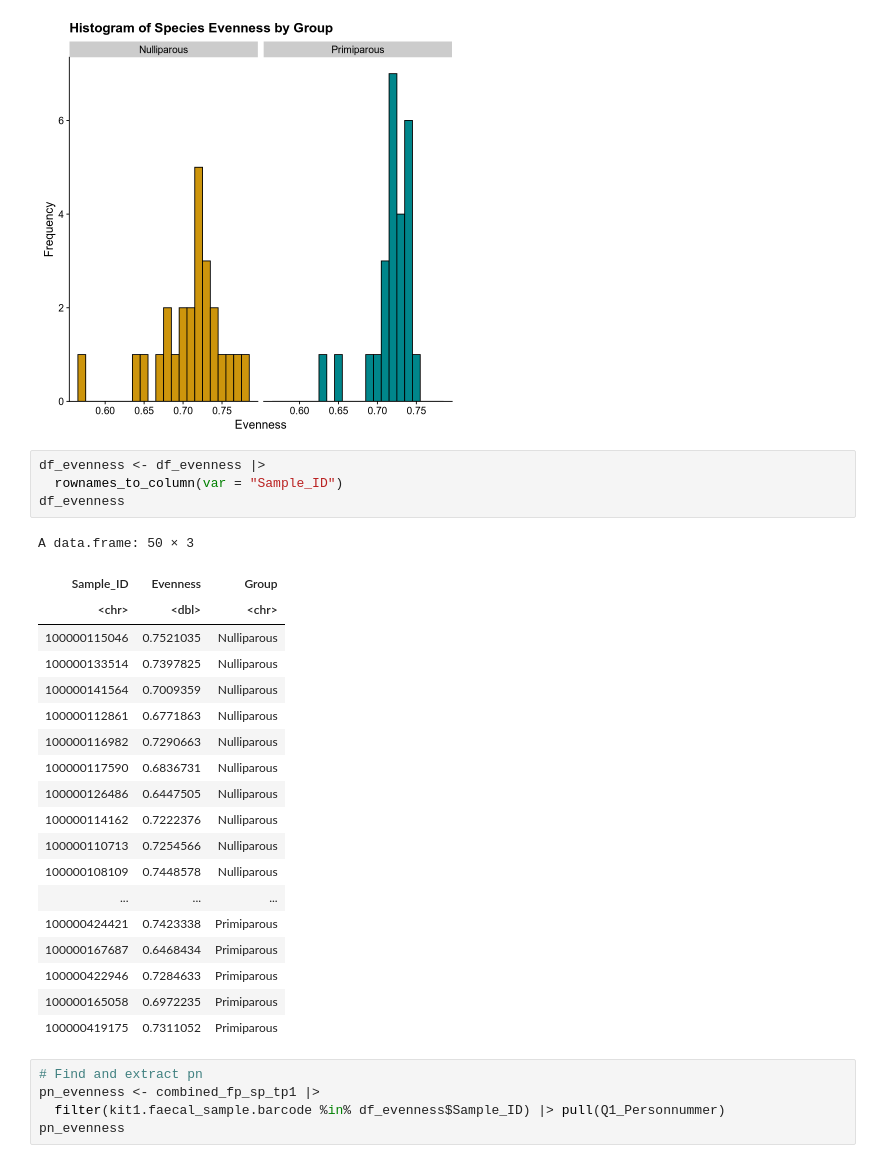
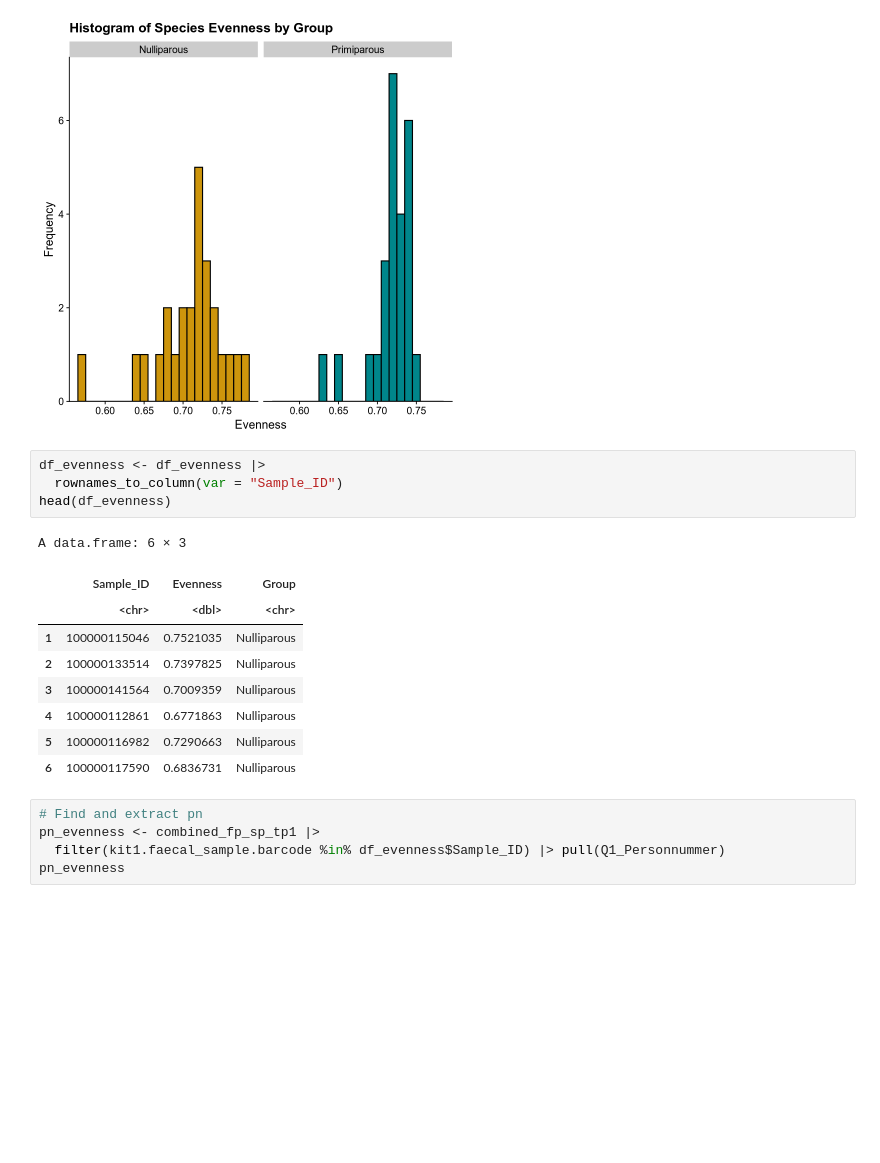
Before and after one commit to bm-nowak/Consecutive_pregnancy_project, a Jupyter notebook: alpha_diversity_tp1.ipynb, the cells around one changed output. Saved outputs shown, nothing was run; the diff lists cells and outputs as text; blank space fills up the shorter version.

```diff
--- a/alpha_diversity_tp1.ipynb
+++ b/alpha_diversity_tp1.ipynb
@@ -904,27 +878,17 @@ df_evenness |> ggplot(aes(x = Evenness, fill = Group)) +
 # %%
 df_evenness <- df_evenness |>
   rownames_to_column(var = "Sample_ID")
-df_evenness
+head(df_evenness)
 # %% [output]
-A data.frame: 50 × 3
+A data.frame: 6 × 3
-| Sample_ID | Evenness | Group |
-| <chr> | <dbl> | <chr> |
-| 100000115046 | 0.7521035 | Nulliparous |
-| 100000133514 | 0.7397825 | Nulliparous |
-| 100000141564 | 0.7009359 | Nulliparous |
-| 100000112861 | 0.6771863 | Nulliparous |
-| 100000116982 | 0.7290663 | Nulliparous |
-| 100000117590 | 0.6836731 | Nulliparous |
-| 100000126486 | 0.6447505 | Nulliparous |
-| 100000114162 | 0.7222376 | Nulliparous |
-| 100000110713 | 0.7254566 | Nulliparous |
-| 100000108109 | 0.7448578 | Nulliparous |
-| ... | ... | ... |
-| 100000424421 | 0.7423338 | Primiparous |
-| 100000167687 | 0.6468434 | Primiparous |
-| 100000422946 | 0.7284633 | Primiparous |
-| 100000165058 | 0.6972235 | Primiparous |
-| 100000419175 | 0.7311052 | Primiparous |
+|  | Sample_ID | Evenness | Group |
+|  | <chr> | <dbl> | <chr> |
+| 1 | 100000115046 | 0.7521035 | Nulliparous |
+| 2 | 100000133514 | 0.7397825 | Nulliparous |
+| 3 | 100000141564 | 0.7009359 | Nulliparous |
+| 4 | 100000112861 | 0.6771863 | Nulliparous |
+| 5 | 100000116982 | 0.7290663 | Nulliparous |
+| 6 | 100000117590 | 0.6836731 | Nulliparous |
 # %%
 # Find and extract pn
 pn_evenness <- combined_fp_sp_tp1 |>
```
Also changed, not shown: parts of 20 cells of this notebook, 9 other files.
